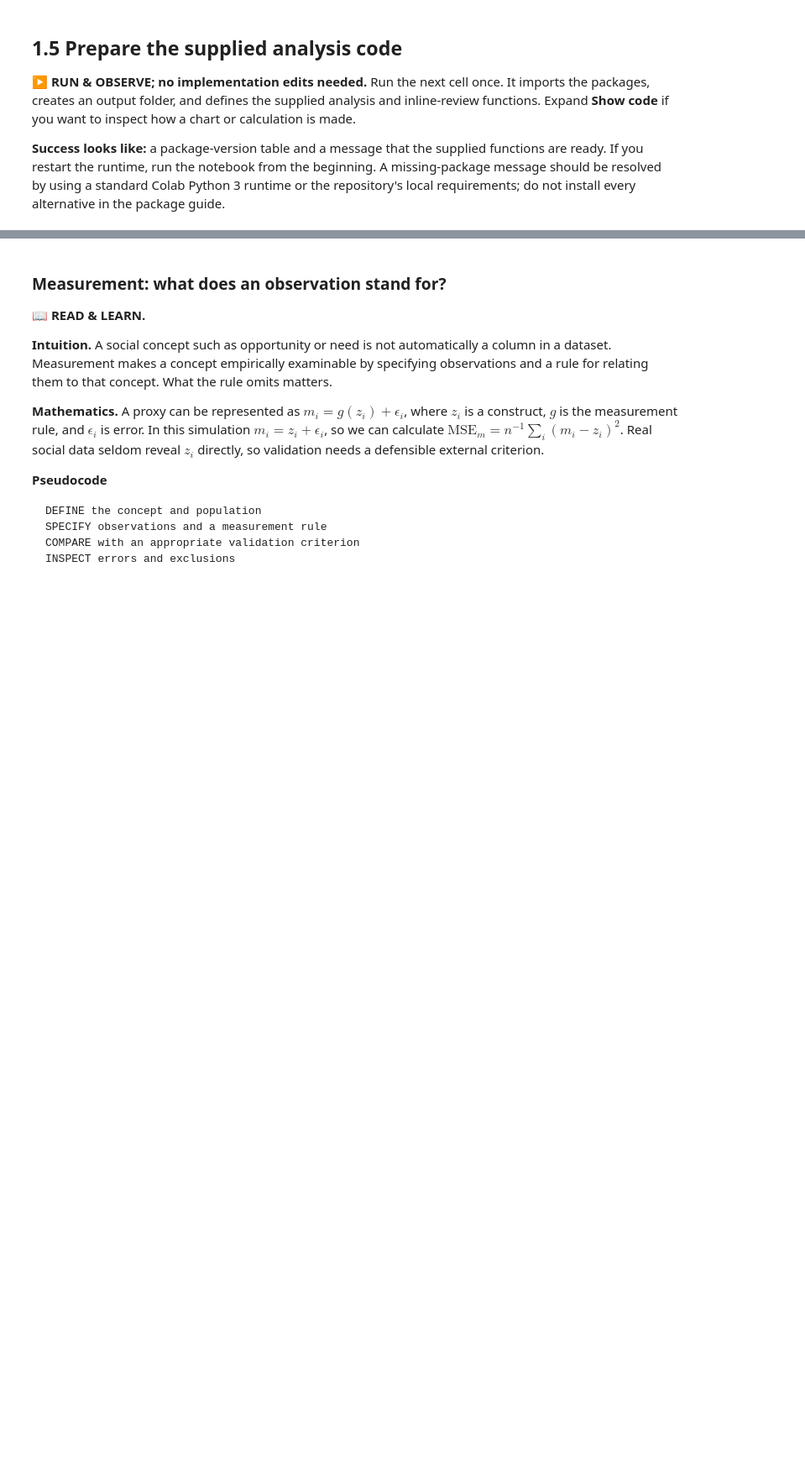
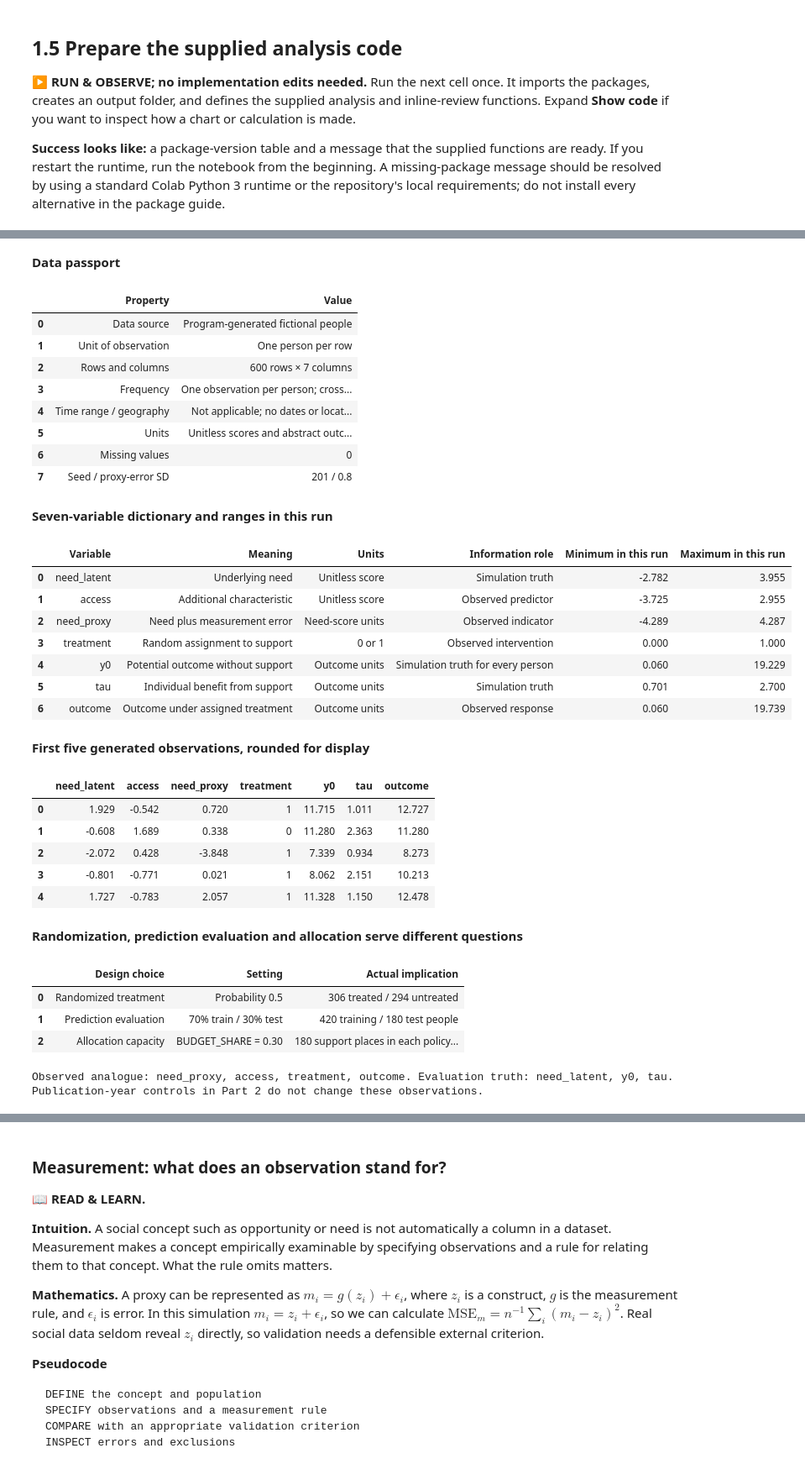
Before and after one commit to sunshineluyao/ml4ss, a Jupyter notebook: modules/00-foundations/02_week1_research_innovation.ipynb, the cells around one changed output, grey strips where cells are left out. Shown at 84% size. Saved outputs shown, nothing was run; the diff lists cells and outputs as text; code cells hidden in the pictures; blank space fills up the shorter version.

Commit message:
Clarify Week 1 synthetic data generation and display observations inline

```diff
--- a/modules/00-foundations/02_week1_research_innovation.ipynb
+++ b/modules/00-foundations/02_week1_research_innovation.ipynb
@@ -691,3 +754,76 @@ Supplied functions ready. No live literature query has run yet.
+# %%
+# @title ▶️ RUN & OBSERVE — Data passport, dictionary and sample observations
+from IPython.display import Markdown
+
+synthetic_preview = simulate()
+DGP_PREVIEW_SETTINGS = {'PROXY_NOISE': PROXY_NOISE, 'BUDGET_SHARE': BUDGET_SHARE, 'SEED': SEED}
+data_passport = pd.DataFrame([
+    ('Data source', 'Program-generated fictional people'),
+    ('Unit of observation', 'One person per row'),
+    ('Rows and columns', f'{len(synthetic_preview)} rows × {synthetic_preview.shape[1]} columns'),
+    ('Frequency', 'One observation per person; cross-sectional'),
+    ('Time range / geography', 'Not applicable; no dates or locations'),
+    ('Units', 'Unitless scores and abstract outcome units'),
+    ('Missing values', int(synthetic_preview.isna().sum().sum())),
+    ('Seed / proxy-error SD', f'{SEED} / {PROXY_NOISE}')
+], columns=['Property', 'Value'])
+data_dictionary = pd.DataFrame([
+    ('need_latent', 'Underlying need', 'Unitless score', 'Simulation truth'),
+    ('access', 'Additional characteristic', 'Unitless score', 'Observed predictor'),
+    ('need_proxy', 'Need plus measurement error', 'Need-score units', 'Observed indicator'),
+    ('treatment', 'Random assignment to support', '0 or 1', 'Observed intervention'),
+    ('y0', 'Potential outcome without support', 'Outcome units', 'Simulation truth for every person'),
+    ('tau', 'Individual benefit from support', 'Outcome units', 'Simulation truth'),
+    ('outcome', 'Outcome under assigned treatment', 'Outcome units', 'Observed response')
+], columns=['Variable', 'Meaning', 'Units', 'Information role'])
+data_dictionary['Minimum in this run'] = [synthetic_preview[c].min() for c in data_dictionary.Variable]
+data_dictionary['Maximum in this run'] = [synthetic_preview[c].max() for c in data_dictionary.Variable]
+train_rows, test_rows = train_test_split(np.arange(len(synthetic_preview)), test_size=.30, random_state=SEED)
+design_choices = pd.DataFrame([
+    ('Randomized treatment', 'Probability 0.5', f'{int(synthetic_preview.treatment.sum())} treated / {int((synthetic_preview.treatment == 0).sum())} untreated'),
+    ('Prediction evaluation', '70% train / 30% test', f'{len(train_rows)} training / {len(test_rows)} test people'),
+    ('Allocation capacity', f'BUDGET_SHARE = {BUDGET_SHARE:.2f}', f'{int(BUDGET_SHARE * len(synthetic_preview))} support places in each policy comparison')
+], columns=['Design choice', 'Setting', 'Actual implication'])
+display(Markdown('**Data passport**')); display(data_passport)
+display(Markdown('**Seven-variable dictionary and ranges in this run**')); display(data_dictionary.round(3))
+display(Markdown('**First five generated observations, rounded for display**')); display(synthetic_preview.head(5).round(3))
+display(Markdown('**Randomization, prediction evaluation and allocation serve different questions**')); display(design_choices)
+print('Observed analogue: need_proxy, access, treatment, outcome. Evaluation truth: need_latent, y0, tau.')
+print('Publication-year controls in Part 2 do not change these observations.')
+# %% [output]
+**Data passport**
+|  | Property | Value |
+| 0 | Data source | Program-generated fictional people |
+| 1 | Unit of observation | One person per row |
+| 2 | Rows and columns | 600 rows × 7 columns |
+| 3 | Frequency | One observation per person; cross... |
+| 4 | Time range / geography | Not applicable; no dates or locat... |
+| 5 | Units | Unitless scores and abstract outc... |
+| 6 | Missing values | 0 |
+| 7 | Seed / proxy-error SD | 201 / 0.8 |
+**Seven-variable dictionary and ranges in this run**
+|  | Variable | Meaning | Units | Information role | Minimum in this run | Maximum in this run |
+| 0 | need_latent | Underlying need | Unitless score | Simulation truth | -2.782 | 3.955 |
+| 1 | access | Additional characteristic | Unitless score | Observed predictor | -3.725 | 2.955 |
+| 2 | need_proxy | Need plus measurement error | Need-score units | Observed indicator | -4.289 | 4.287 |
+| 3 | treatment | Random assignment to support | 0 or 1 | Observed intervention | 0.000 | 1.000 |
+| 4 | y0 | Potential outcome without support | Outcome units | Simulation truth for every person | 0.060 | 19.229 |
+| 5 | tau | Individual benefit from support | Outcome units | Simulation truth | 0.701 | 2.700 |
+| 6 | outcome | Outcome under assigned treatment | Outcome units | Observed response | 0.060 | 19.739 |
+**First five generated observations, rounded for display**
+|  | need_latent | access | need_proxy | treatment | y0 | tau | outcome |
+| 0 | 1.929 | -0.542 | 0.720 | 1 | 11.715 | 1.011 | 12.727 |
+| 1 | -0.608 | 1.689 | 0.338 | 0 | 11.280 | 2.363 | 11.280 |
+| 2 | -2.072 | 0.428 | -3.848 | 1 | 7.339 | 0.934 | 8.273 |
+| 3 | -0.801 | -0.771 | 0.021 | 1 | 8.062 | 2.151 | 10.213 |
+| 4 | 1.727 | -0.783 | 2.057 | 1 | 11.328 | 1.150 | 12.478 |
+**Randomization, prediction evaluation and allocation serve different questions**
+|  | Design choice | Setting | Actual implication |
+| 0 | Randomized treatment | Probability 0.5 | 306 treated / 294 untreated |
+| 1 | Prediction evaluation | 70% train / 30% test | 420 training / 180 test people |
+| 2 | Allocation capacity | BUDGET_SHARE = 0.30 | 180 support places in each policy... |
+Observed analogue: need_proxy, access, treatment, outcome. Evaluation truth: need_latent, y0, tau.
+Publication-year controls in Part 2 do not change these observations.
 # %% [markdown]
 ## 1.6 Read the five research purposes
 
```
Also changed, not shown: parts of 7 cells of this notebook.
